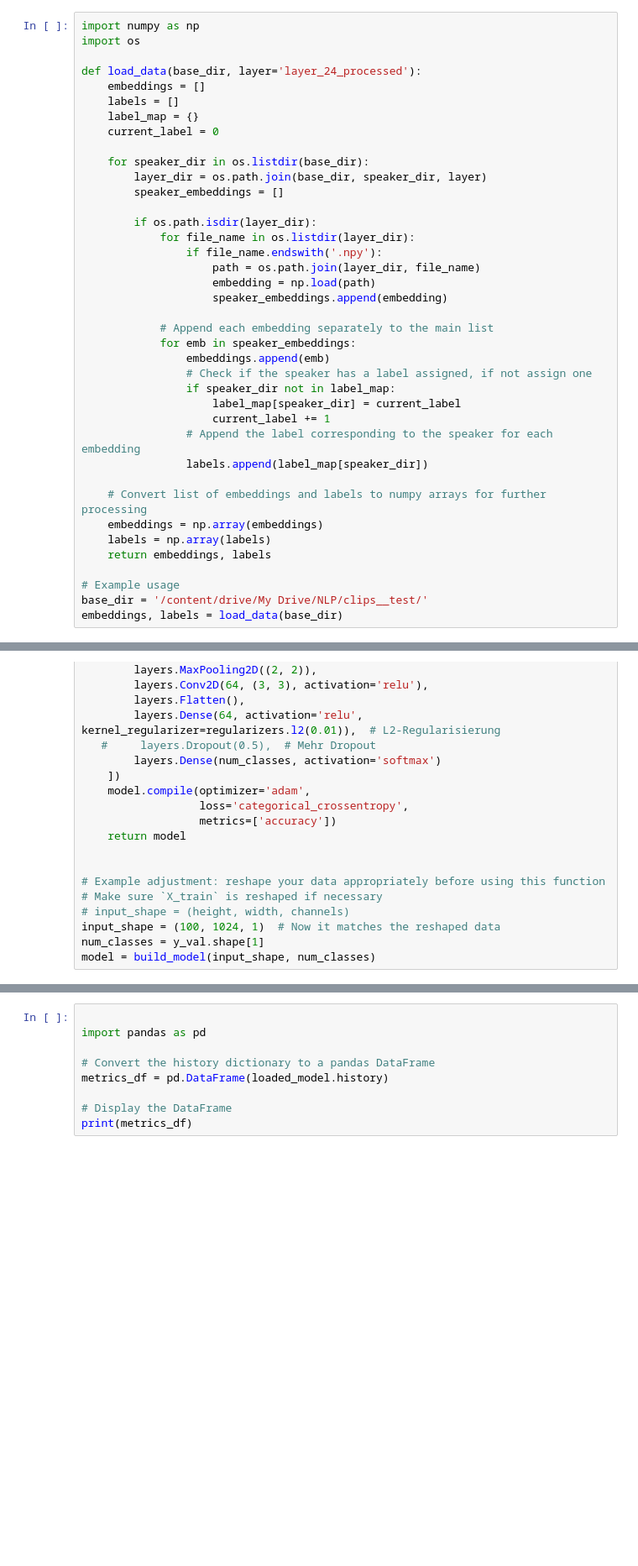
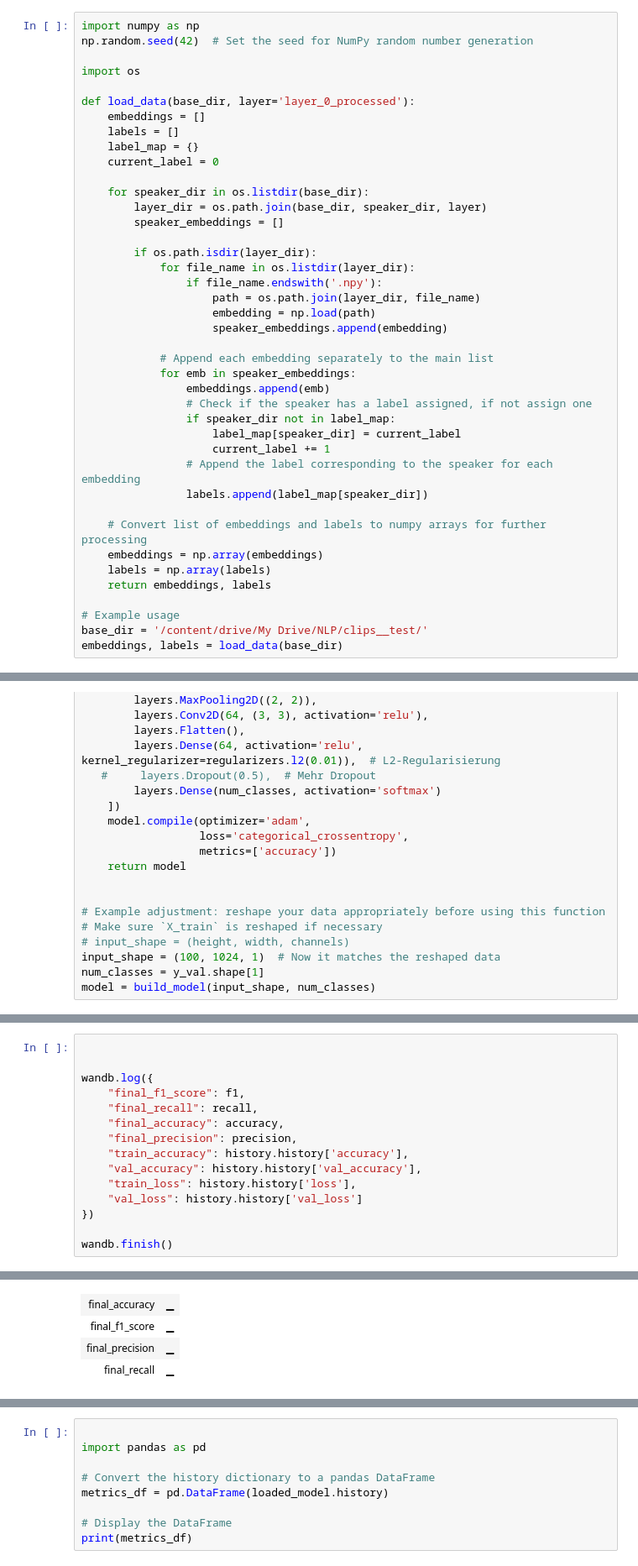
Before and after one commit to slinusc/speaker_identification, a Jupyter notebook: model/CNN_Speaker.ipynb, the cells around one changed output, grey strips where cells are left out. Shown at 84% size. Saved outputs shown, nothing was run; the diff lists cells and outputs as text; blank space fills up the shorter version.

```diff
--- a/model/CNN_Speaker.ipynb
+++ b/model/CNN_Speaker.ipynb
@@ -14,9 +18,11 @@ drive.mount('/content/drive')
 Drive already mounted at /content/drive; to attempt to forcibly remount, call drive.mount("/content/drive", force_remount=True).
 # %%
 import numpy as np
+np.random.seed(42)  # Set the seed for NumPy random number generation
+
 import os
 
-def load_data(base_dir, layer='layer_24_processed'):
+def load_data(base_dir, layer='layer_0_processed'):
     embeddings = []
     labels = []
     label_map = {}
@@ -141,0 +180,16 @@ weighted avg       0.54      0.52      0.49      1296
+# %%
+
+
+wandb.log({
+    "final_f1_score": f1,
+    "final_recall": recall,
+    "final_accuracy": accuracy,
+    "final_precision": precision,
+    "train_accuracy": history.history['accuracy'],
+    "val_accuracy": history.history['val_accuracy'],
+    "train_loss": history.history['loss'],
+    "val_loss": history.history['val_loss']
+})
+
+wandb.finish()
+# %% [output]
@@ -141,0 +197,4 @@ weighted avg       0.54      0.52      0.49      1296
+| final_accuracy | ▁ |
+| final_f1_score | ▁ |
+| final_precision | ▁ |
+| final_recall | ▁ |
```
Also changed, not shown: parts of 16 cells of this notebook.
